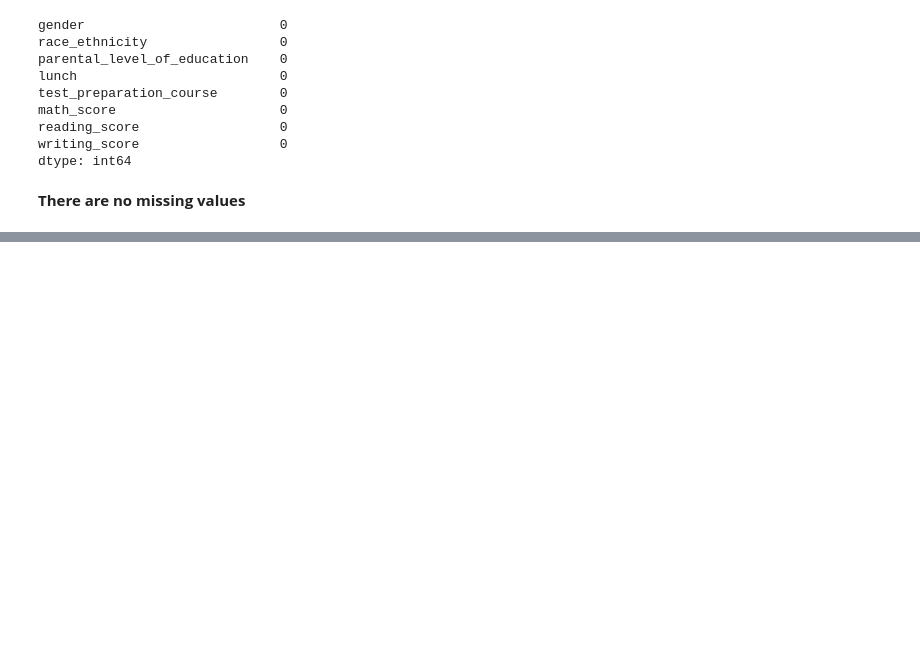
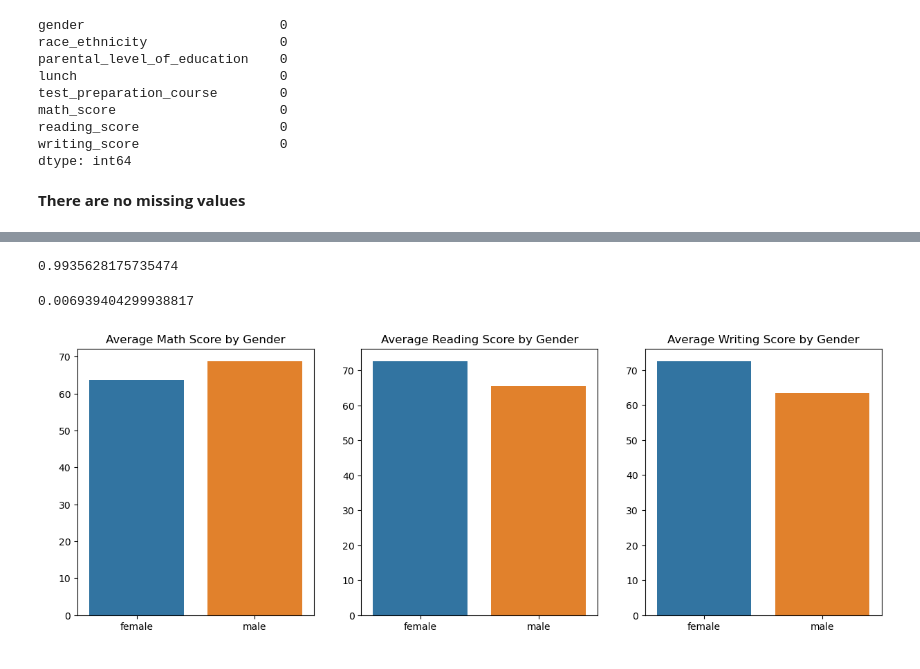
Before and after one commit to diogojfr/students-performance, a Jupyter notebook: notebook/Exploratory data analysis.ipynb, the cells around one changed output, grey strips where cells are left out. Saved outputs shown, nothing was run; the diff lists cells and outputs as text; code cells hidden in the pictures; blank space fills up the shorter version.

```diff
--- a/notebook/Exploratory data analysis.ipynb
+++ b/notebook/Exploratory data analysis.ipynb
@@ -81,0 +234,43 @@ dtype: int64
+# %%
+# shapiro test (normality)
+X = df.loc[df['gender']=='male','math_score']
+res = stats.shapiro(X.values)
+res.statistic
+# %% [output]
+0.9935628175735474
+# %%
+# levene test (equal variances)
+# equal variances: a small res.statistic
+f_math = df.loc[df['gender']=='female','writing_score']
+m_math = df.loc[df['gender']=='male','writing_score']
+
+res = stats.levene(f_math,m_math)
+res.statistic
+# %% [output]
+0.006939404299938817
+# %%
+df_gender = df.groupby('gender', as_index=False)['math_score','reading_score','writing_score']\
+              .agg('mean',['math_score','reading_score','writing_score'])
+
+plt.subplots(1,3, figsize=(15,5))
+
+plt.subplot(131)
+sns.barplot(data=df_gender, x='gender', y='math_score')\
+   .set(title='Average Math Score by Gender')
+plt.ylabel(' ')
+plt.xlabel(' ')
+
+plt.subplot(132)
+sns.barplot(data=df_gender, x='gender', y='reading_score')\
+   .set(title='Average Reading Score by Gender')
+plt.ylabel(' ')
+plt.xlabel(' ')
+
+plt.subplot(133)
+sns.barplot(data=df_gender, x='gender', y='writing_score')\
+   .set(title='Average Writing Score by Gender')
+plt.ylabel(' ')
+plt.xlabel(' ')
+plt.show()
+# %% [output]
+[figure, added]
```
Also changed, not shown: parts of 28 cells of this notebook, 1 other file.
